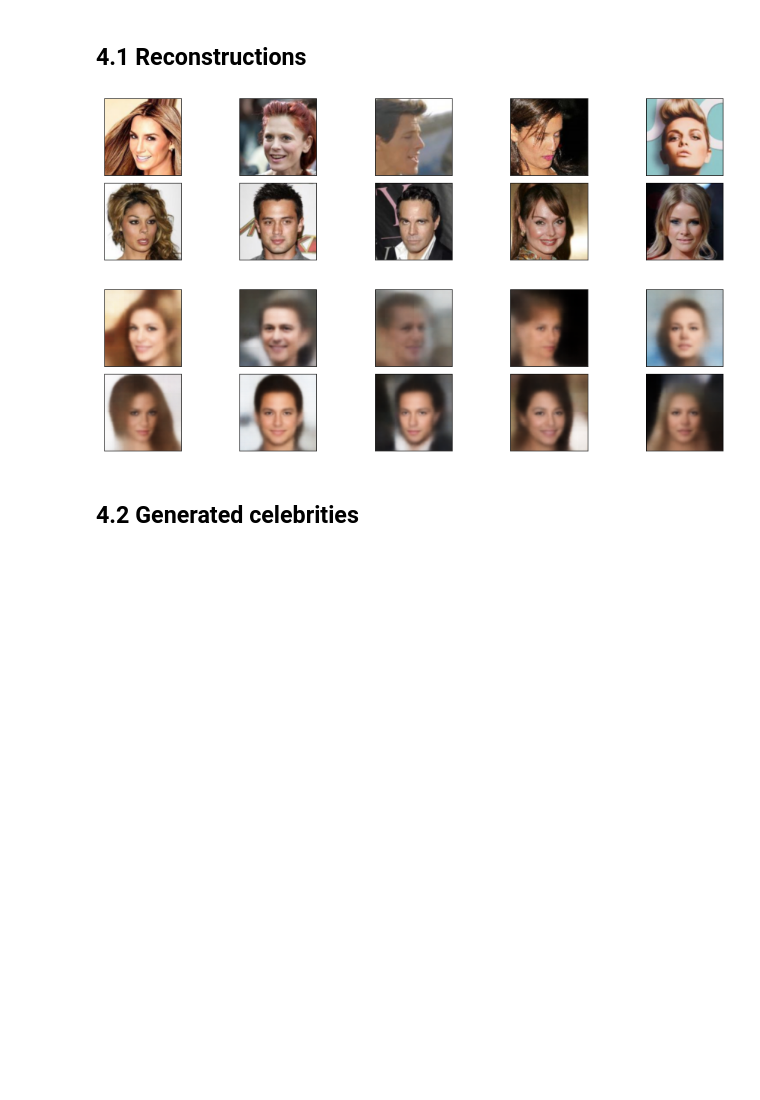
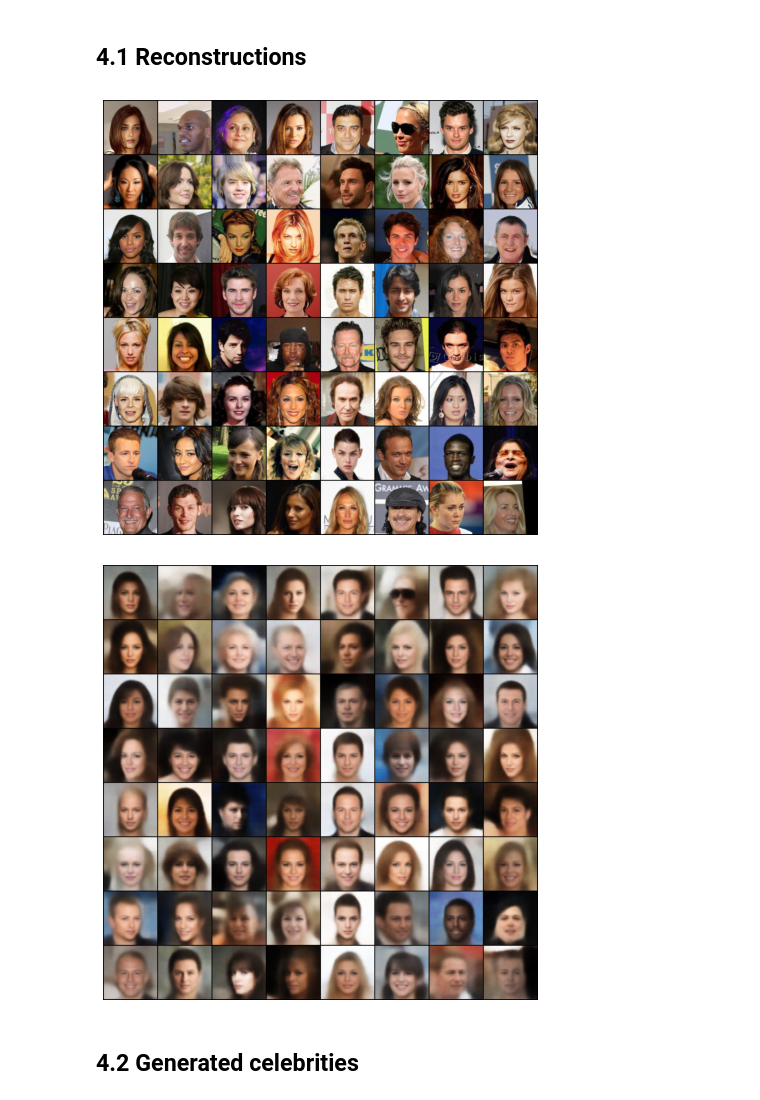
Before and after one commit to Bex0n/CelebA-VAE, a Jupyter notebook: experiments/vanilla_vae.ipynb, the cells around one changed output. Cells and saved outputs as stored; diff of their text form; code cells hidden in the pictures; blank space fills up the shorter version.

```diff
--- a/experiments/vanilla_vae.ipynb
+++ b/experiments/vanilla_vae.ipynb
@@ -104,13 +105,21 @@ else:
 # %% [markdown]
 ## 4.1 Reconstructions
 # %%
-images = torch.stack([data.celeba_train[i][0] for i in range(10)]).to(device)
-reconstructions = vae.predict_step(images)
-display_img(images)
-display_img(reconstructions)
+NUM_SAMPLES = 64
+
+indices = torch.randperm(len(data.celeba_train))[:NUM_SAMPLES]
+
+images = torch.stack([data.celeba_train[idx][0] for idx in indices]).to('cuda')
+reconstructions = vae.predict_step(images).to('cpu')
+display_grid(images, figsize=(8,8))
+plt.savefig('vae_training_data.png', bbox_inches='tight', pad_inches=0, dpi=156)
+plt.show()
+display_grid(reconstructions, figsize=(8,8))
+plt.savefig('vae_reconstruction.png', bbox_inches='tight', pad_inches=0, dpi=156)
+plt.show()
 # %% [output]
-[figure, old version]
+[figure, new version]
-[figure, old version]
+[figure, new version]
 # %% [markdown]
 ## 4.2 Generated celebrities
 # %%
```
Also changed, not shown: parts of 10 cells of this notebook, 6 other files.
